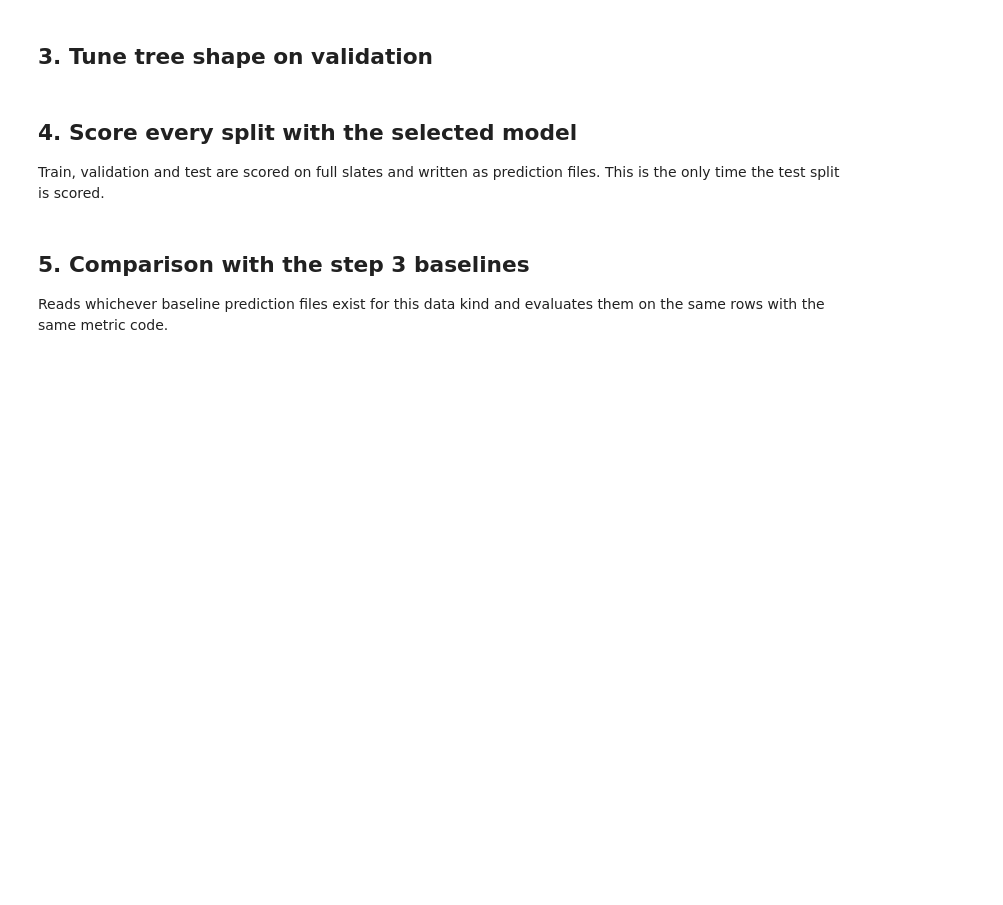
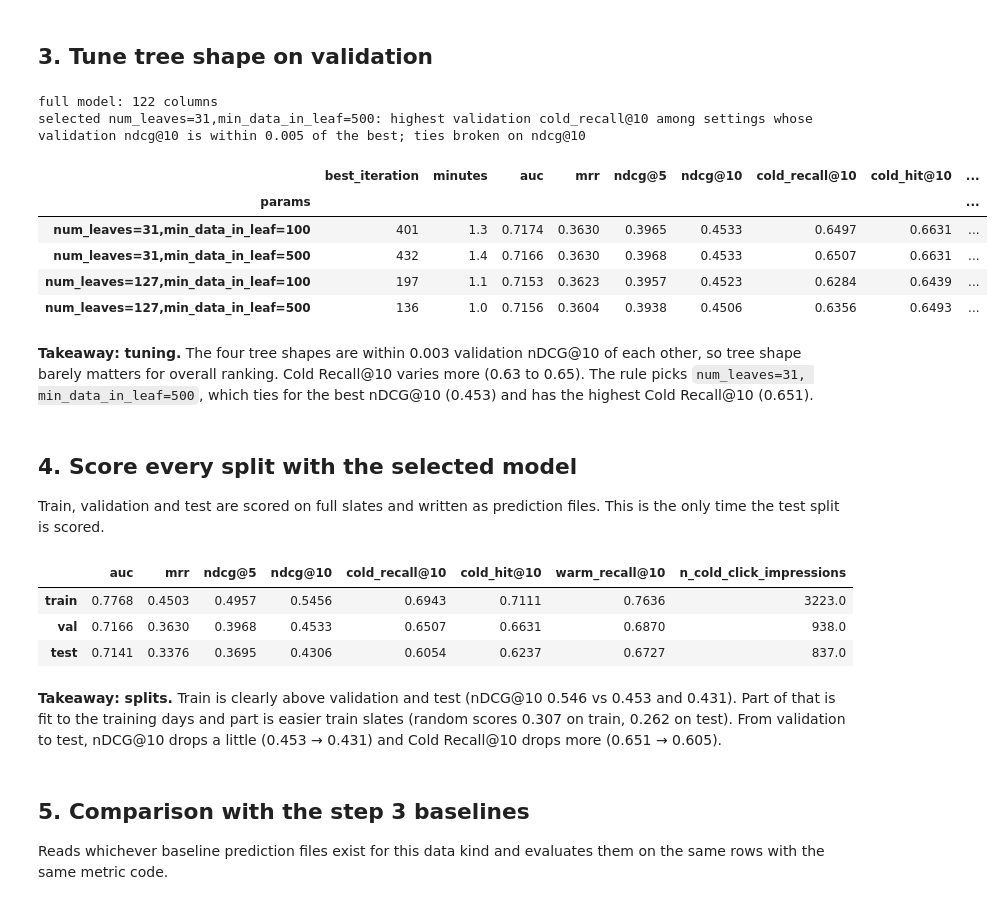
Before and after one commit to Bryng23/BT4222-Group-11, a Jupyter notebook: step4_advanced_model.ipynb, the cells around one changed output. Saved outputs shown, nothing was run; the diff lists cells and outputs as text; code cells hidden in the pictures; blank space fills up the shorter version.

```diff
--- a/step4_advanced_model.ipynb
+++ b/step4_advanced_model.ipynb
@@ -44,7 +44,7 @@ if IN_COLAB:
     DATA_ROOT = "/content/drive/MyDrive/BT4222_G11"
 else:
     REPO_DIR = os.getcwd()
-    DATA_ROOT = os.path.join(REPO_DIR, "data")
+    DATA_ROOT = os.environ.get("G11_DATA_ROOT", os.path.join(REPO_DIR, "data"))
 sys.path.insert(0, REPO_DIR)
 
 import numpy as np
@@ -53,14 +53,10 @@ from shared import schema as S, feature_groups as FG, lgbm_pipeline as L, select
 from shared.predictions import write_predictions
 from shared import eval_interim as E      # swap for the team evaluator once it exists
 
-DATA_KIND = os.environ.get("G11_DATA_KIND", "REAL")   # SYNTHETIC only for local development
-if DATA_KIND == "REAL":
-    import kagglehub
-    RAW_DIR = os.path.join(kagglehub.dataset_download("arashnic/mind-news-dataset"), "MINDsmall_train")
-    FEATURE_ROOT = os.path.join(DATA_ROOT, "features", f"v{S.SCHEMA_VERSION}")
-else:
-    FEATURE_ROOT = os.path.join(DATA_ROOT, "features", f"synthetic_v{S.SCHEMA_VERSION}", "learnable")
-    RAW_DIR = os.path.join(FEATURE_ROOT, "raw")
+DATA_KIND = "REAL"   # recorded in every prediction file
+import kagglehub
+RAW_DIR = os.path.join(kagglehub.dataset_download("arashnic/mind-news-dataset"), "MINDsmall_train")
+FEATURE_ROOT = os.path.join(DATA_ROOT, "features", f"v{S.SCHEMA_VERSION}")
 version = S.read_version(FEATURE_ROOT)
 assert version.get("data_kind", "REAL") == DATA_KIND, f"feature tables are {version.get('data_kind')}, run is {DATA_KIND}"
 PRED_ROOT = os.path.join(DATA_ROOT, "predictions")
@@ -95,41 +100,60 @@ pd.DataFrame({split: {"rows": len(m), "impressions": m["impression_id"].nunique(
 # %%
 FULL_COLS = FG.feature_columns("full", n_title_pc=N_TITLE_PC, n_ent_pc=N_ENT_PC, include_user_pc=INCLUDE_USER_PC,
                          include_semantic=INCLUDE_SEMANTIC)
 (m_tr, x_tr), (m_va, x_va) = data["train"], data["val"]
 X_tr, X_va = L.design(x_tr, FULL_COLS), L.design(x_va, FULL_COLS)
+g_tr, g_va = L.impression_groups(m_tr), L.impression_groups(m_va)   # LambdaRank ranks within impressions
 print(f"full model: {len(FULL_COLS)} columns")
 
 boosters, rows = {}, []
 for params in L.PARAM_GRID:
     pid = L.param_id(params)
     t0 = time.time()
-    b = L.fit(X_tr, m_tr["label"], X_va, m_va["label"], params, seed=SEED)
+    b = L.fit(X_tr, m_tr["label"], X_va, m_va["label"], params, seed=SEED, group_tr=g_tr, group_va=g_va)
     boosters[pid] = b
     res = E.evaluate(m_va, L.predict(b, X_va))
     rows.append({"params": pid, "best_iteration": b.best_iteration, "minutes": round((time.time() - t0) / 60, 1),
                  **{k: res[k] for k in SHOW}})
 grid = pd.DataFrame(rows).set_index("params")
 SELECTED = SEL.select(grid)
 selected_params = next(p for p in L.PARAM_GRID if L.param_id(p) == SELECTED)
 print(f"selected {SELECTED}: {SEL.describe()}")
 with open(os.path.join(MODEL_DIR, "lgbm_selected_params.json"), "w") as f:
-    json.dump({"params": selected_params, "best_iteration": boosters[SELECTED].best_iteration,
+    json.dump({"objective": L.BASE_PARAMS["objective"], "params": selected_params, "best_iteration": boosters[SELECTED].best_iteration,
                "n_title_pc": N_TITLE_PC, "n_ent_pc": N_ENT_PC, "include_user_pc": INCLUDE_USER_PC}, f, indent=1)
 grid.round(4)
+# %% [output]
+full model: 122 columns
+selected num_leaves=31,min_data_in_leaf=500: highest validation cold_recall@10 among settings whose validation ndcg@10 is within 0.005 of the best; ties broken on ndcg@10
+|  | best_iteration | minutes | auc | mrr | ndcg@5 | ndcg@10 | cold_recall@10 | cold_hit@10 | ... |
+| params |  |  |  |  |  |  |  |  | ... |
+| num_leaves=31,min_data_in_leaf=100 | 401 | 1.3 | 0.7174 | 0.3630 | 0.3965 | 0.4533 | 0.6497 | 0.6631 | ... |
+| num_leaves=31,min_data_in_leaf=500 | 432 | 1.4 | 0.7166 | 0.3630 | 0.3968 | 0.4533 | 0.6507 | 0.6631 | ... |
+| num_leaves=127,min_data_in_leaf=100 | 197 | 1.1 | 0.7153 | 0.3623 | 0.3957 | 0.4523 | 0.6284 | 0.6439 | ... |
+| num_leaves=127,min_data_in_leaf=500 | 136 | 1.0 | 0.7156 | 0.3604 | 0.3938 | 0.4506 | 0.6356 | 0.6493 | ... |
+# %% [markdown]
+**Takeaway: tuning.** The four tree shapes are within 0.003 validation nDCG@10 of each other, so tree shape barely matters for overall ranking. Cold Recall@10 varies more (0.63 to 0.65). The rule picks `num_leaves=31, min_data_in_leaf=500`, which ties for the best nDCG@10 (0.453) and has the highest Cold Recall@10 (0.651).
 # %% [markdown]
 ## 4. Score every split with the selected model
 
 Train, validation and test are scored on full slates and written as prediction files. This is the only time the test split is scored.
 # %%
 full = boosters[SELECTED]
-final = {}
+final, main_scores = {}, {}
 for split, (m, x) in data.items():
-    sc = L.predict(full, L.design(x, FULL_COLS))
+    sc = main_scores[split] = L.predict(full, L.design(x, FULL_COLS))
     write_predictions(m["row_id"], sc, root=PRED_ROOT, data_kind=DATA_KIND, model_id="lgbm_full", config_id=SELECTED,
                       split=split, schema_version=S.SCHEMA_VERSION,
-                      extra={"objective": "binary", "best_iteration": full.best_iteration, "selected_on": "val"})
+                      extra={"objective": "lambdarank", "best_iteration": full.best_iteration, "selected_on": "val"})
     final[split] = E.evaluate(m, sc)
 pd.DataFrame(final).T[SHOW + ["n_cold_click_impressions"]].round(4)
+# %% [output]
+|  | auc | mrr | ndcg@5 | ndcg@10 | cold_recall@10 | cold_hit@10 | warm_recall@10 | n_cold_click_impressions |
+| train | 0.7768 | 0.4503 | 0.4957 | 0.5456 | 0.6943 | 0.7111 | 0.7636 | 3223.0 |
+| val | 0.7166 | 0.3630 | 0.3968 | 0.4533 | 0.6507 | 0.6631 | 0.6870 | 938.0 |
+| test | 0.7141 | 0.3376 | 0.3695 | 0.4306 | 0.6054 | 0.6237 | 0.6727 | 837.0 |
+# %% [markdown]
+**Takeaway: splits.** Train is clearly above validation and test (nDCG@10 0.546 vs 0.453 and 0.431). Part of that is fit to the training days and part is easier train slates (random scores 0.307 on train, 0.262 on test). From validation to test, nDCG@10 drops a little (0.453 → 0.431) and Cold Recall@10 drops more (0.651 → 0.605).
 # %% [markdown]
 ## 5. Comparison with the step 3 baselines
 
```
Also changed, not shown: parts of 13 cells of this notebook, 10 other files.
